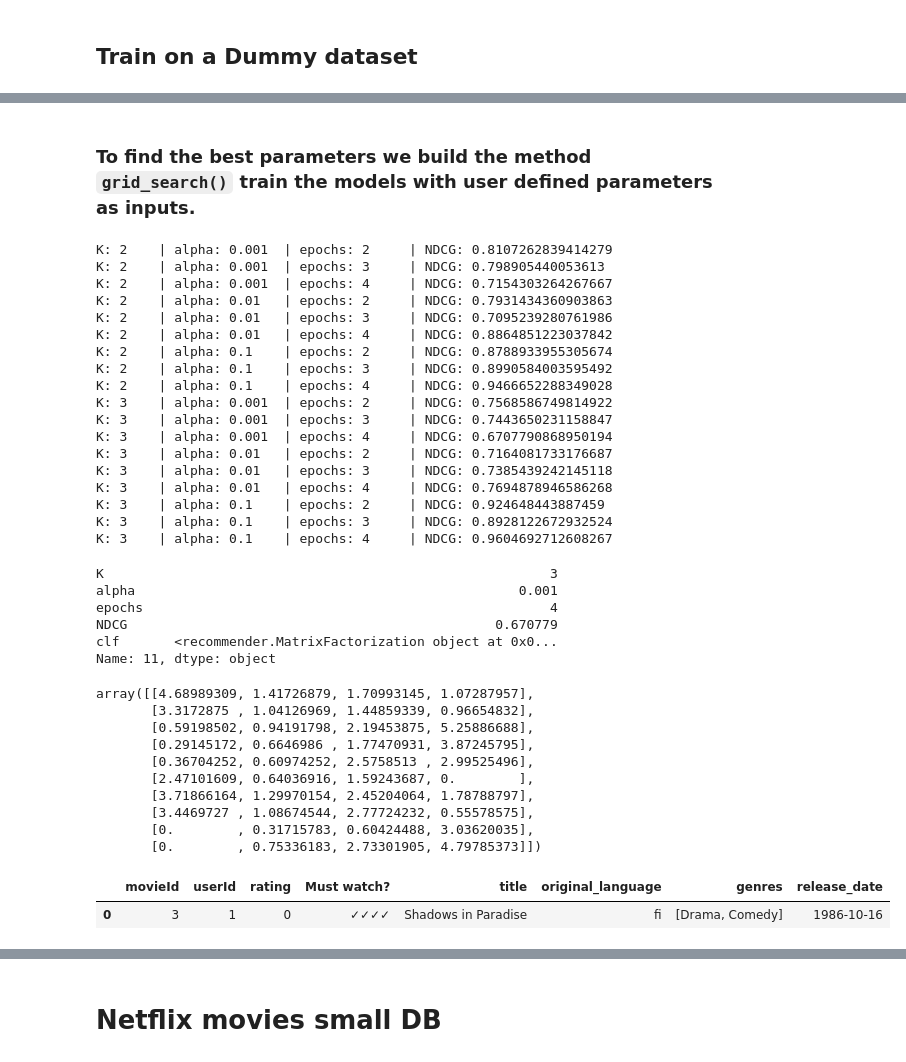
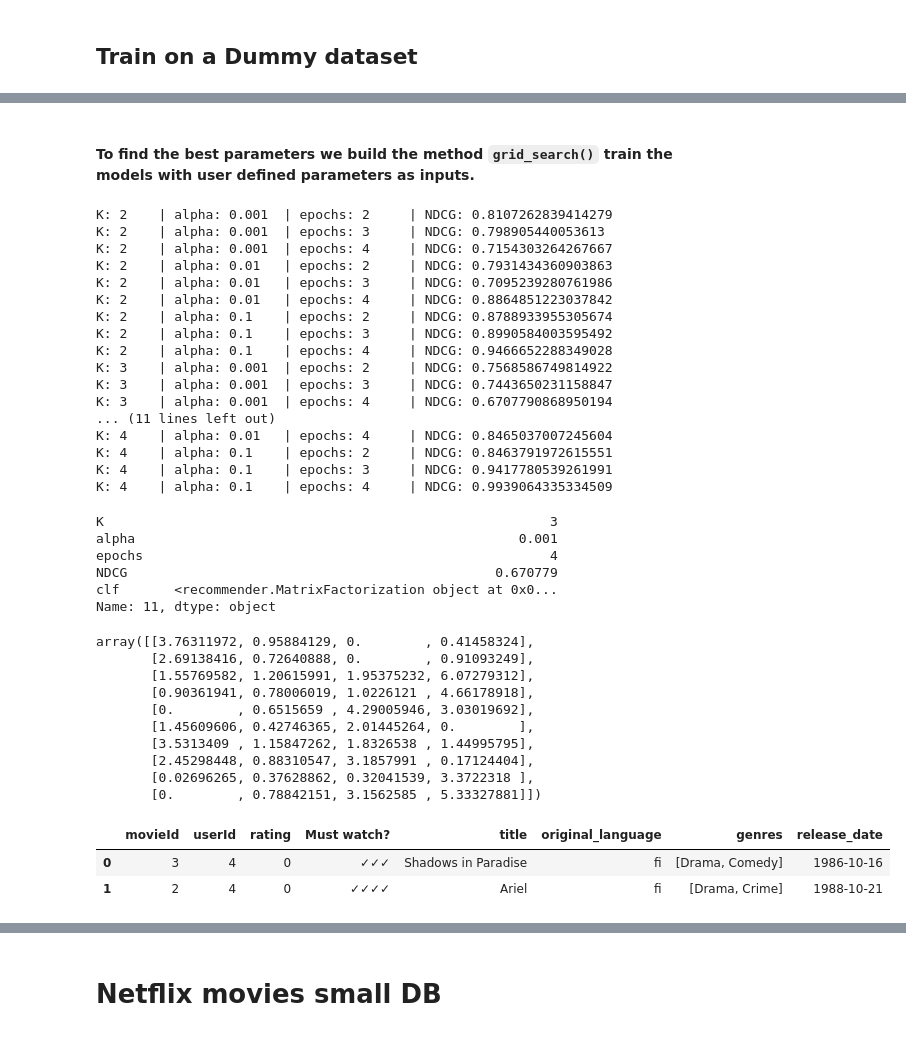
Before and after one commit to carlosgeovany/MachineLearning, a Jupyter notebook: RecommenderSystem.ipynb, the cells around one changed output, grey strips where cells are left out. Cells and saved outputs as stored; diff of their text form; code cells hidden in the pictures.

Commit message:
correct matrix nan issues
running last trainings

````diff
--- a/RecommenderSystem.ipynb
+++ b/RecommenderSystem.ipynb
@@ -339,7 +341,7 @@ a.columns.names = ['movieId']
 # %% [markdown]
-### To find the best parameters we build the method ```grid_search()``` train the models with user defined parameters as inputs.
+#### To find the best parameters we build the method ```grid_search()``` train the models with user defined parameters as inputs.
 # %%
-params = {'Ks':[2,3],
+params = {'Ks':[2,3,4],
           "alphas": [0.001,0.01,0.1],
           "epochs":[2,3,4]}
 
@@ -359,12 +361,11 @@ K: 2    | alpha: 0.1    | epochs: 4     | NDCG: 0.9466652288349028
 K: 3    | alpha: 0.001  | epochs: 2     | NDCG: 0.7568586749814922
 K: 3    | alpha: 0.001  | epochs: 3     | NDCG: 0.7443650231158847
 K: 3    | alpha: 0.001  | epochs: 4     | NDCG: 0.6707790868950194
-K: 3    | alpha: 0.01   | epochs: 2     | NDCG: 0.7164081733176687
-K: 3    | alpha: 0.01   | epochs: 3     | NDCG: 0.7385439242145118
-K: 3    | alpha: 0.01   | epochs: 4     | NDCG: 0.7694878946586268
-K: 3    | alpha: 0.1    | epochs: 2     | NDCG: 0.924648443887459
-K: 3    | alpha: 0.1    | epochs: 3     | NDCG: 0.8928122672932524
-K: 3    | alpha: 0.1    | epochs: 4     | NDCG: 0.9604692712608267
+... (11 lines left out)
+K: 4    | alpha: 0.01   | epochs: 4     | NDCG: 0.8465037007245604
+K: 4    | alpha: 0.1    | epochs: 2     | NDCG: 0.8463791972615551
+K: 4    | alpha: 0.1    | epochs: 3     | NDCG: 0.9417780539261991
+K: 4    | alpha: 0.1    | epochs: 4     | NDCG: 0.9939064335334509
 # %%
 best = clfs.loc[clfs['NDCG'].idxmin()]
 # %%
@@ -380,18 +381,19 @@ Name: 11, dtype: object
 ## Get the Predicted matrix
 best.clf.matrix
 # %% [output]
-array([[4.68989309, 1.41726879, 1.70993145, 1.07287957],
-       [3.3172875 , 1.04126969, 1.44859339, 0.96654832],
-       [0.59198502, 0.94191798, 2.19453875, 5.25886688],
-       [0.29145172, 0.6646986 , 1.77470931, 3.87245795],
-       [0.36704252, 0.60974252, 2.5758513 , 2.99525496],
-       [2.47101609, 0.64036916, 1.59243687, 0.        ],
-       [3.71866164, 1.29970154, 2.45204064, 1.78788797],
-       [3.4469727 , 1.08674544, 2.77724232, 0.55578575],
-       [0.        , 0.31715783, 0.60424488, 3.03620035],
-       [0.        , 0.75336183, 2.73301905, 4.79785373]])
+array([[3.76311972, 0.95884129, 0.        , 0.41458324],
+       [2.69138416, 0.72640888, 0.        , 0.91093249],
+       [1.55769582, 1.20615991, 1.95375232, 6.07279312],
+       [0.90361941, 0.78006019, 1.0226121 , 4.66178918],
+       [0.        , 0.6515659 , 4.29005946, 3.03019692],
+       [1.45609606, 0.42746365, 2.01445264, 0.        ],
+       [3.5313409 , 1.15847262, 1.8326538 , 1.44995795],
+       [2.45298448, 0.88310547, 3.1857991 , 0.17124404],
+       [0.02696265, 0.37628862, 0.32041539, 3.3722318 ],
+       [0.        , 0.78842151, 3.1562585 , 5.33327881]])
 # %%
-best.clf.top_recommends(1)
+best.clf.top_recommends(4)
 # %% [output]
 |  | movieId | userId | rating | Must watch? | title | original_language | genres | release_date |
-| 0 | 3 | 1 | 0 | ✓✓✓✓ | Shadows in Paradise | fi | [Drama, Comedy] | 1986-10-16 |
+| 0 | 3 | 4 | 0 | ✓✓✓ | Shadows in Paradise | fi | [Drama, Comedy] | 1986-10-16 |
+| 1 | 2 | 4 | 0 | ✓✓✓✓ | Ariel | fi | [Drama, Crime] | 1988-10-21 |
````
Also changed, not shown: parts of 8 cells of this notebook, 1 other file.
